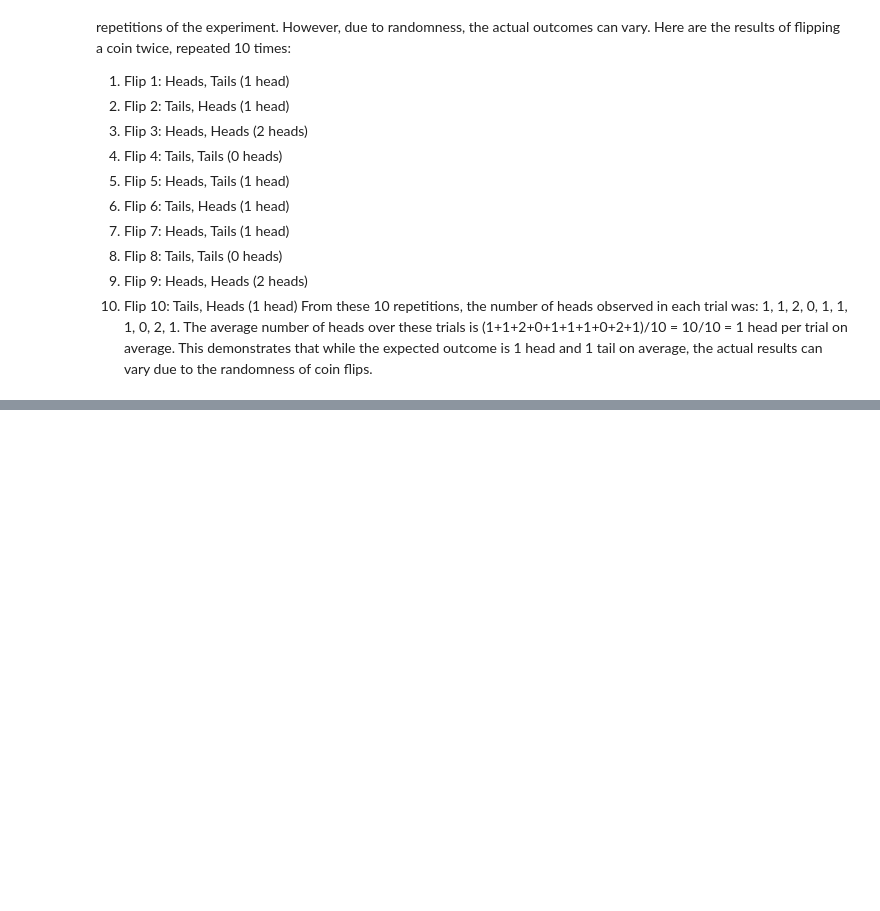
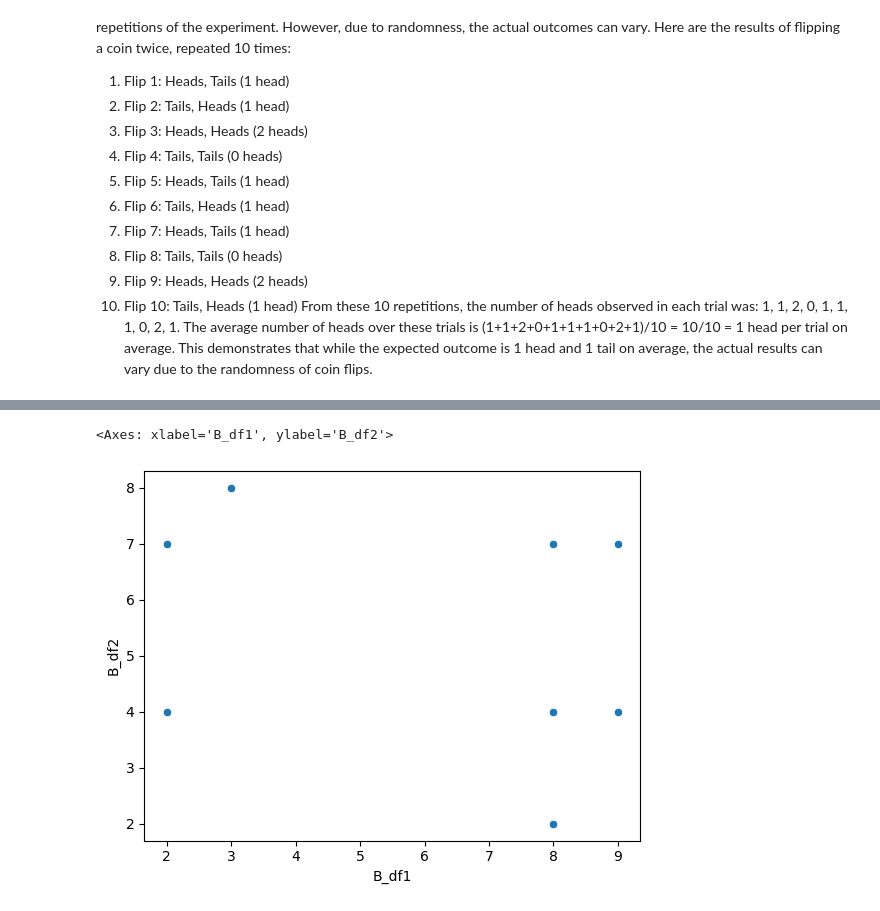
Before and after one commit to ArslanAmanov/Finance, a Jupyter notebook: QuantAnalyses/Quant_method_Analyses/chp_1_What's_Statistics.ipynb, the cells around one changed output, grey strips where cells are left out. Drawn from its saved outputs; the diff is of its cells as text; code cells hidden in the pictures; blank space fills up the shorter version.

```diff
--- a/QuantAnalyses/Quant_method_Analyses/chp_1_What's_Statistics.ipynb
+++ b/QuantAnalyses/Quant_method_Analyses/chp_1_What's_Statistics.ipynb
@@ -159,3 +159,33 @@ this experiment 10 times and report the results.
 9. Flip 9: Heads, Heads (2 heads)
 10. Flip 10: Tails, Heads (1 head)
 From these 10 repetitions, the number of heads observed in each trial was: 1, 1, 2, 0, 1, 1, 1, 0, 2, 1. The average number of heads over these trials is (1+1+2+0+1+1+1+0+2+1)/10 = 10/10 = 1 head per trial on average. This demonstrates that while the expected outcome is 1 head and 1 tail on average, the actual results can vary due to the randomness of coin flips.
+# %%
+import pandas as pd
+import numpy as np
+import matplotlib.pyplot as plt
+import seaborn as sns
+
+# create sample dataframes
+df1 = pd.DataFrame({
+    'A': np.random.randint(1, 10, 10),
+    'B': np.random.randint(1, 10, 10),
+    'C': np.random.randint(1, 10, 10)
+})
+
+df2 = pd.DataFrame({
+    'A': np.random.randint(1, 10, 10),
+    'B': np.random.randint(1, 10, 10),
+    'C': np.random.randint(1, 10, 10)
+})
+
+
+# create sample dataframe with grades & names as well as missing values
+df3 = pd.DataFrame({
+    'Name': ['Alice', 'Bob', 'Charlie', 'David', 'Eva', 'Frank', 'Grace', 'Hannah', 'Ian', 'Jack'],
+    'Grade': [90, 85, np.nan, 88, 92, np.nan, 95, 87, 91, 89]
+})
+# %%
+# merge df1 and df2 and df3 on column 'A'
+merged_df = pd.merge(df1, df2, on='A', suffixes=('_df1', '_df2'))
+# %%
+merged_df = pd.merge(merged_df, df3, left_on='A', right_index=True, how='left')
@@ -161,0 +201,7 @@ From these 10 repetitions, the number of heads observed in each trial was: 1, 1,
+# %%
+# scatter plot of B_df1 vs B_df2
+import seaborn as sns
+sns.scatterplot(data=merged_df, x='B_df1', y='B_df2')
+# %% [output]
+<Axes: xlabel='B_df1', ylabel='B_df2'>
+[figure, added]
```
Also changed, not shown: parts of 19 cells of this notebook.
